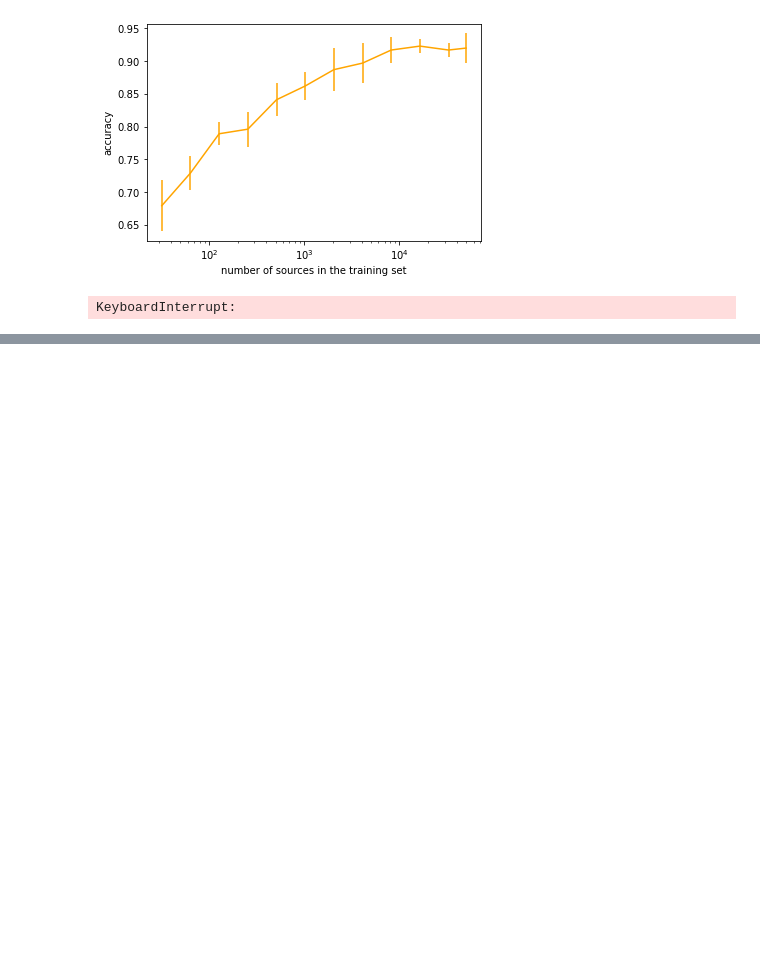
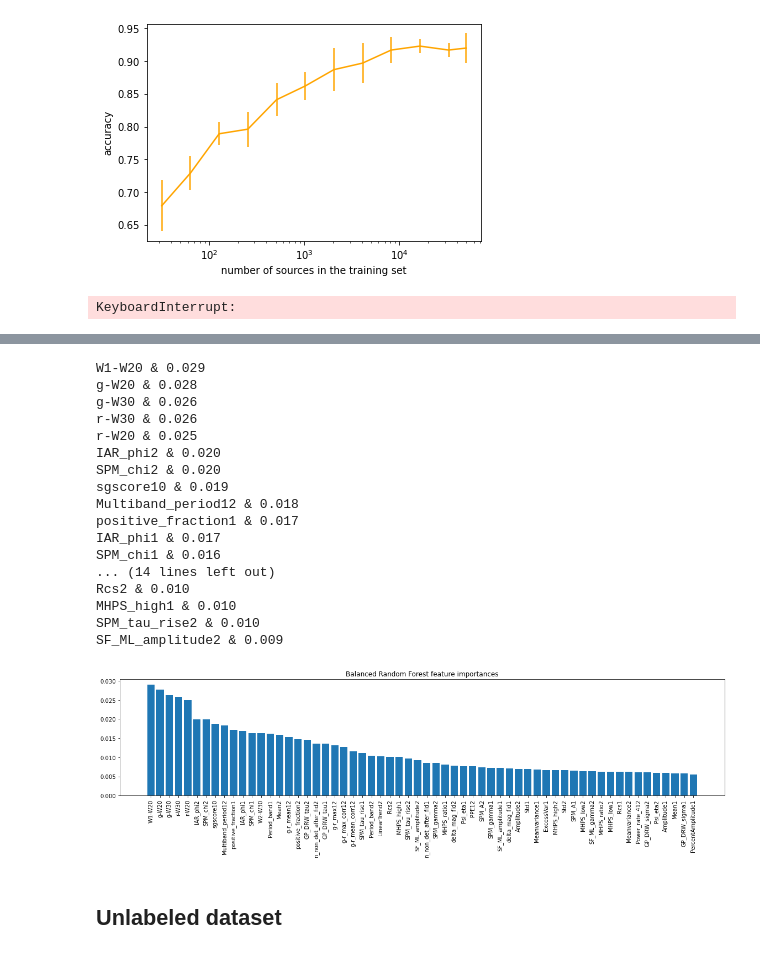
Before and after one commit to guille-c/ALeRCE_ML_DL, a Jupyter notebook: ALeRCE_ML_DL.ipynb, the cells around one changed output, grey strips where cells are left out. Drawn from its saved outputs; the diff is of its cells as text; code cells hidden in the pictures; blank space fills up the shorter version.

```diff
--- a/ALeRCE_ML_DL.ipynb
+++ b/ALeRCE_ML_DL.ipynb
@@ -957,0 +724,23 @@ Text(0, 0.5, 'galactic latitude')
+# %%
+plot_feature_importances (model_BRF, x_train.columns, "Balanced Random Forest feature importances")
+# %% [output]
+W1-W20 & 0.029
+g-W20 & 0.028
+g-W30 & 0.026
+r-W30 & 0.026
+r-W20 & 0.025
+IAR_phi2 & 0.020
+SPM_chi2 & 0.020
+sgscore10 & 0.019
+Multiband_period12 & 0.018
+positive_fraction1 & 0.017
+IAR_phi1 & 0.017
+SPM_chi1 & 0.016
+... (14 lines left out)
+Rcs2 & 0.010
+MHPS_high1 & 0.010
+SPM_tau_rise2 & 0.010
+SF_ML_amplitude2 & 0.009
+[figure, added]
+# %% [markdown]
+## Unlabeled dataset
```
Also changed, not shown: parts of 90 cells of this notebook.
